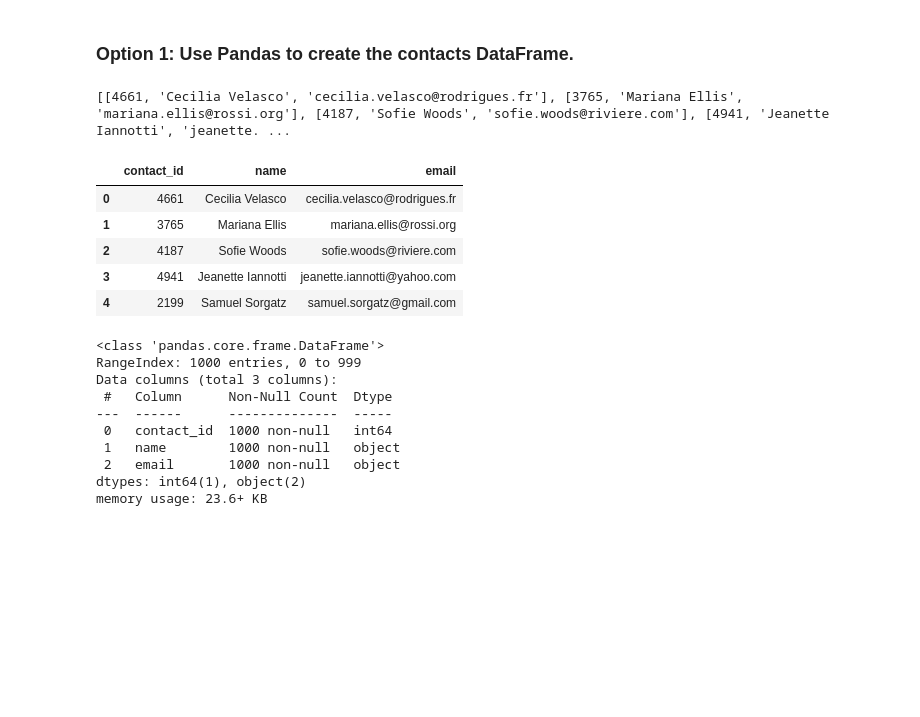
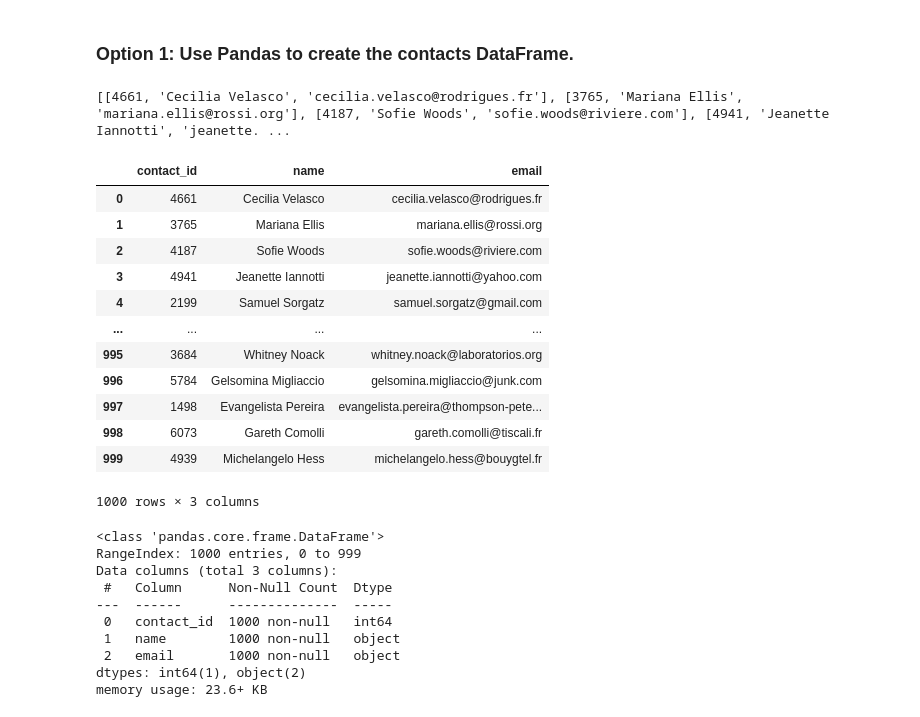
Before and after one commit to Moore-NicholasK/Crowdfunding_ETL, a Jupyter notebook: wip/ETL_Mini_Project_Nmoore_Jcuellar_Jcuellar_wip.ipynb, the cells around one changed output. Cells and saved outputs as stored; diff of their text form; code cells hidden in the pictures; blank space fills up the shorter version.

```diff
--- a/wip/ETL_Mini_Project_Nmoore_Jcuellar_Jcuellar_wip.ipynb
+++ b/wip/ETL_Mini_Project_Nmoore_Jcuellar_Jcuellar_wip.ipynb
@@ -295,8 +295,8 @@ campaign_cleaned.to_csv("../Resources/campaign.csv", index=False)
 # %% [markdown]
 ### Extract the contacts.xlsx Data.
 # %%
-# Read the data into a Pandas DataFrame. Use the `header=2` parameter when reading in the data.
-contact_info_df = pd.read_excel('Resources/contacts.xlsx', header=2)
+# Read the data into a Pandas DataFrame. Use the `header=2` parameter when reading in the data
+contact_info_df = pd.read_excel('../Resources/contacts.xlsx', header=3)
 contact_info_df.head()
 # %% [output]
 |  | contact_info |
@@ -317,25 +317,40 @@ contact_info_df.head()
 Then export the DataFrame as a `contacts.csv` CSV file.
 # %% [markdown]
 ### Option 1: Use Pandas to create the contacts DataFrame.
-# %%
-# Iterate through the contact_info_df and convert each row to a dictionary.
-import json
-dict_values = []
-
-
-# Print out the list of values for each row.
-print(dict_values)
-# %% [output]
-[[4661, 'Cecilia Velasco', 'cecilia.velasco@rodrigues.fr'], [3765, 'Mariana Ellis', 'mariana.ellis@rossi.org'], [4187, 'Sofie Woods', 'sofie.woods@riviere.com'], [4941, 'Jeanette Iannotti', 'jeanette. ...
+# %%
+# Iterate through the contact_info_df and convert each row to a dictionary.
+#iterrow() allows us to iterate through each row in a dataframe
+import json
+dict_values = []
+
+for i, row in contact_info_df.iterrows():#iterates through rows of dataframe
+    data= row['contact_info'] #inside bracket is column name
+    converted_data=json.loads(data) #parse JSON data into a Python dictionary
+    values = [b for c, b in converted_data.items()] #iterate through each row, #b=key and c=value, .items()=to return a view object, which contains the key-value pairs of a dictionary (in other words maintaing the format when we are converting from json to dictionary)
+    dict_values.append(values)
+
+# Print out the list of values for each row.
+print(dict_values)
+# %% [output]
+[[4661, 'Cecilia Velasco', 'cecilia.velasco@rodrigues.fr'], [3765, 'Mariana Ellis', 'mariana.ellis@rossi.org'], [4187, 'Sofie Woods', 'sofie.woods@riviere.com'], [4941, 'Jeanette Iannotti', 'jeanette. ...
 # %%
 # Create a contact_info DataFrame and add each list of values, i.e., each row
 # to the 'contact_id', 'name', 'email' columns.
+contact_info=pd.DataFrame(dict_values, columns=['contact_id', 'name', 'email'])
+contact_info
 # %% [output]
 |  | contact_id | name | email |
 | 0 | 4661 | Cecilia Velasco | cecilia.velasco@rodrigues.fr |
 | 1 | 3765 | Mariana Ellis | mariana.ellis@rossi.org |
 | 2 | 4187 | Sofie Woods | sofie.woods@riviere.com |
 | 3 | 4941 | Jeanette Iannotti | jeanette.iannotti@yahoo.com |
 | 4 | 2199 | Samuel Sorgatz | samuel.sorgatz@gmail.com |
+| ... | ... | ... | ... |
+| 995 | 3684 | Whitney Noack | whitney.noack@laboratorios.org |
+| 996 | 5784 | Gelsomina Migliaccio | gelsomina.migliaccio@junk.com |
+| 997 | 1498 | Evangelista Pereira | evangelista.pereira@thompson-pete... |
+| 998 | 6073 | Gareth Comolli | gareth.comolli@tiscali.fr |
+| 999 | 4939 | Michelangelo Hess | michelangelo.hess@bouygtel.fr |
+1000 rows × 3 columns
 # %%
 # Check the datatypes.
```
Also changed, not shown: parts of 15 cells of this notebook, 4 other files.
